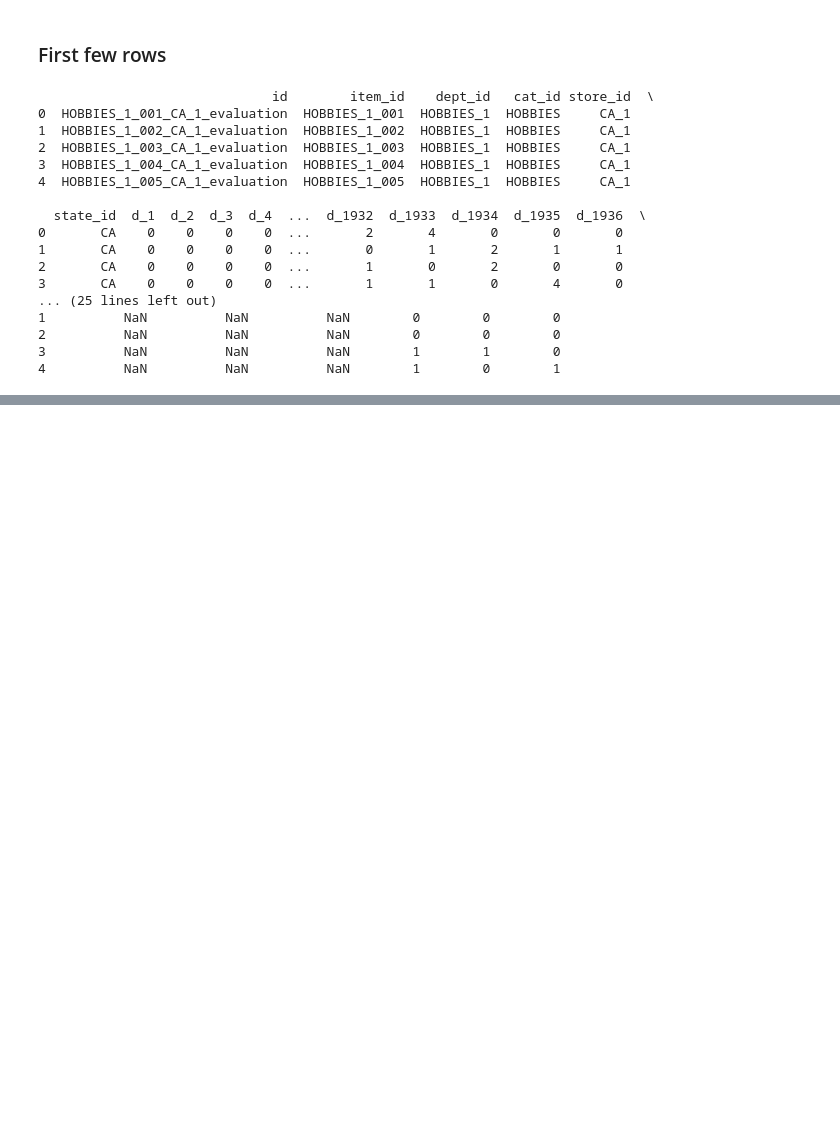
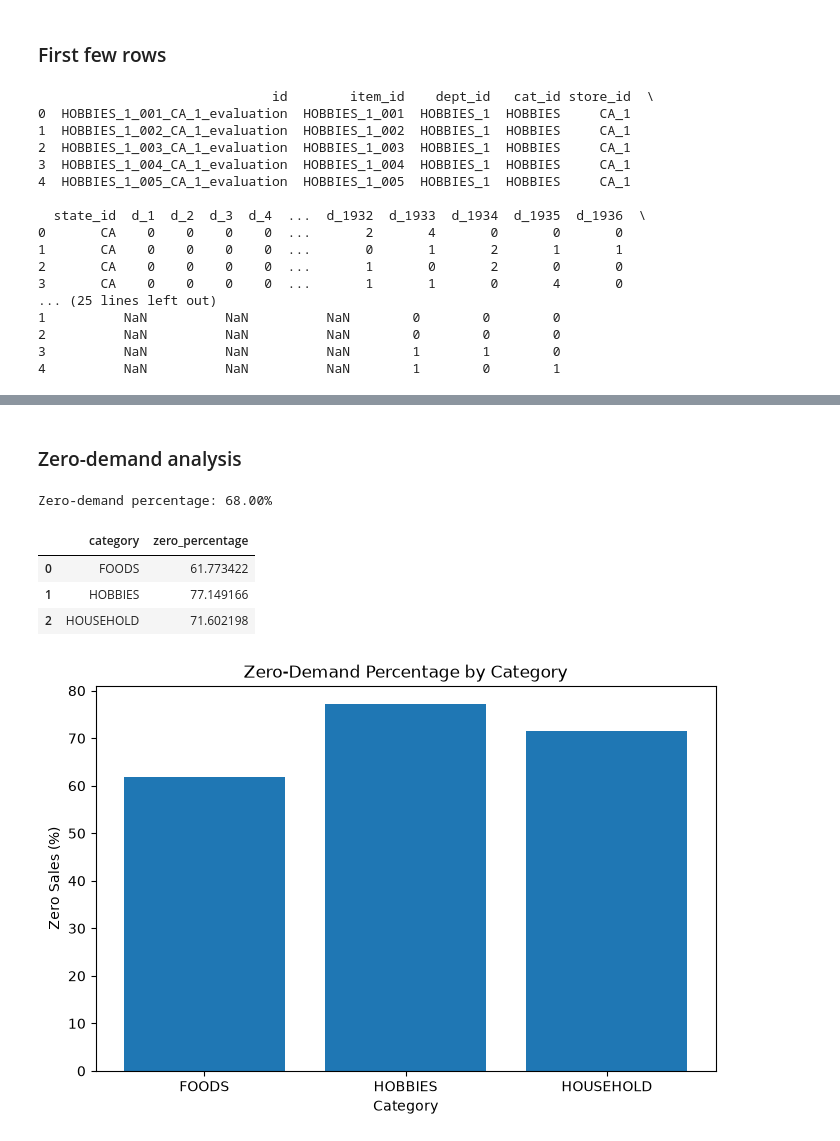
Before and after one commit to lasithalankajeewa/ML-StockPredict, a Jupyter notebook: notebooks/01_eda.ipynb, the cells around one changed output, grey strips where cells are left out. Cells and saved outputs as stored; diff of their text form; code cells hidden in the pictures; blank space fills up the shorter version.

```diff
--- a/notebooks/01_eda.ipynb
+++ b/notebooks/01_eda.ipynb
@@ -117,0 +256,46 @@ print(calendar_data.head(5))
+# %% [markdown]
+### Zero-demand analysis
+# %%
+total_values = sales_values.size
+zero_values = (sales_values == 0).sum()
+
+zero_percentage = zero_values / total_values * 100
+
+print(f"Zero-demand percentage: {zero_percentage:.2f}%")
+
+category_zero_analysis = []
+
+for category, group in sales_data.groupby("cat_id"):
+
+    values = group[day_cols].to_numpy()
+
+    zero_pct = (values == 0).sum() / values.size * 100
+
+    category_zero_analysis.append({
+        "category": category,
+        "zero_percentage": zero_pct
+    })
+
+category_zero_df = pd.DataFrame(category_zero_analysis)
+
+display(category_zero_df)
+
+plt.figure(figsize=(8, 5))
+
+plt.bar(
+    category_zero_df["category"],
+    category_zero_df["zero_percentage"]
+)
+
+plt.title("Zero-Demand Percentage by Category")
+plt.ylabel("Zero Sales (%)")
+plt.xlabel("Category")
+
+plt.show()
+# %% [output]
+Zero-demand percentage: 68.00%
+|  | category | zero_percentage |
+| 0 | FOODS | 61.773422 |
+| 1 | HOBBIES | 77.149166 |
+| 2 | HOUSEHOLD | 71.602198 |
+[figure, added]
```
Also changed, not shown: parts of 44 cells of this notebook.
